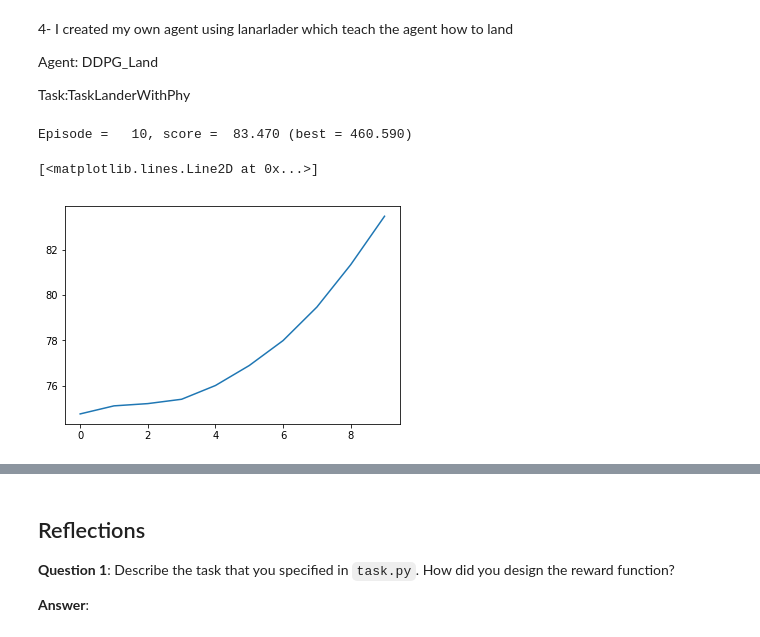
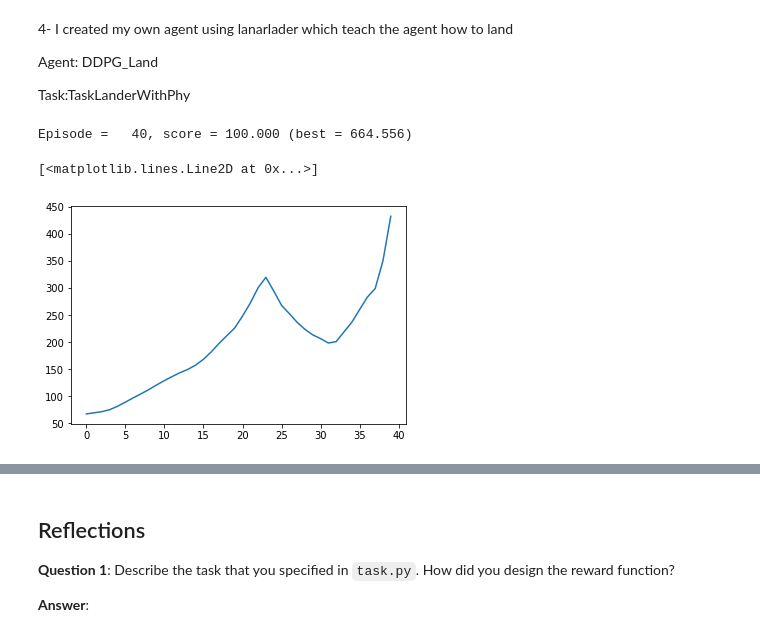
Before and after one commit to Rababalkhalifa/QuadCop, a Jupyter notebook: Quadcopter_Project.ipynb, the cells around one changed output, grey strips where cells are left out. Cells and saved outputs as stored; diff of their text form; code cells hidden in the pictures.

```diff
--- a/Quadcopter_Project.ipynb
+++ b/Quadcopter_Project.ipynb
@@ -332,7 +332,7 @@ Task:TaskLanderWithPhy
 import time
 import gym
 # from agents.agent import Basic_Agent
-from agents.agent_DDTP import DDPG_Land
+from agents.agent_DDPG import DDPG_Land
 from task_lander_with_phy import TaskLanderWithPhy
 import sys
 
@@ -340,7 +340,7 @@ task = TaskLanderWithPhy(gym.make('LunarLander-v2')  )
 
 agent = DDPG_Land(task)
 agent_rewards = []
-for i_episode in range(1, 11):
+for i_episode in range(1, 41):
     state = agent.reset() # start a new episode
     while True:
         action = agent.act(state)
@@ -354,4 +354,4 @@ for i_episode in range(1, 11):
             break
     sys.stdout.flush()
 # %% [output]
-Episode =   10, score =  83.470 (best = 460.590)
+Episode =   40, score = 100.000 (best = 664.556)
@@ -358,6 +361,6 @@ Episode =   10, score =  83.470 (best = 460.590)
 # %%
 ## TODO: Plot the rewards.
-plt.plot(agent_rewards , label='Rewards / Episode')
+plt.plot(agent_rewards)
 # %% [output]
 [<matplotlib.lines.Line2D at 0x...>]
-[figure, old version]
+[figure, new version]
```
Also changed, not shown: parts of 25 cells of this notebook.
